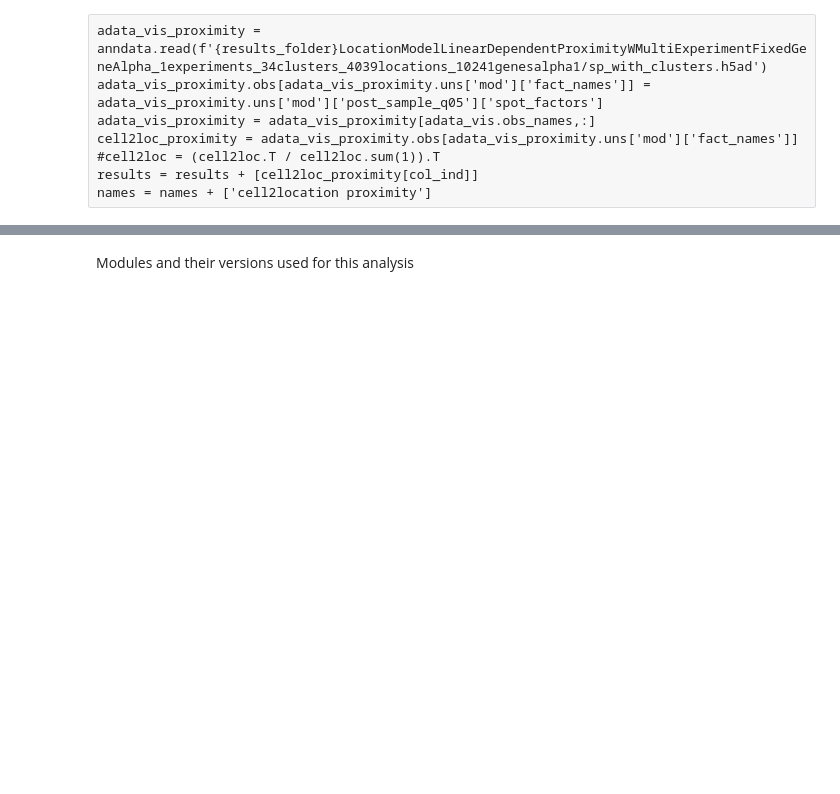
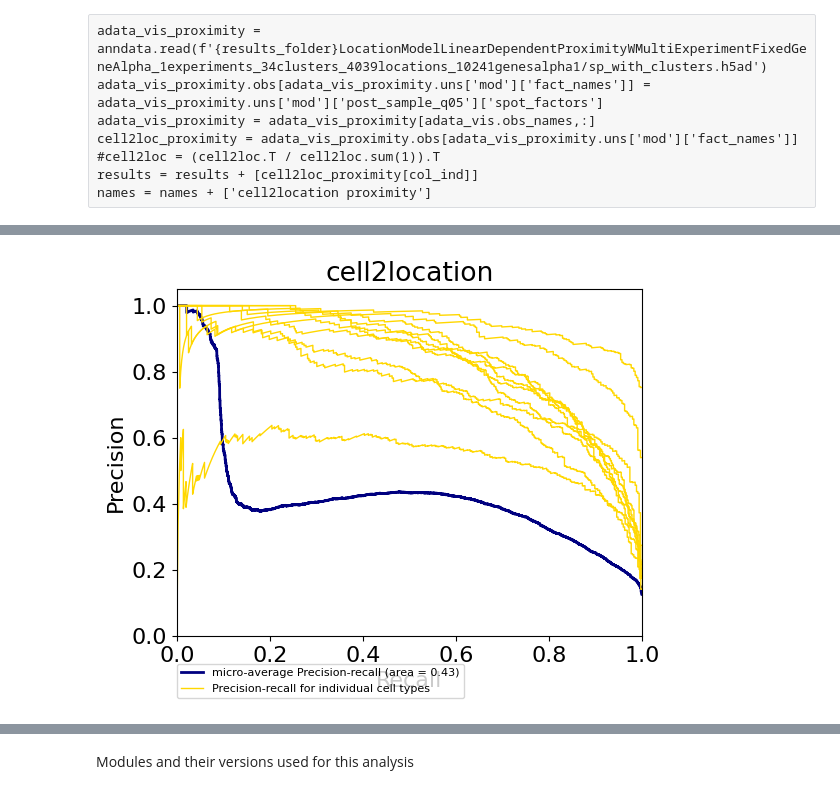
Before and after one commit to vitkl/cell2location_paper, a Jupyter notebook: notebooks/lymph_nodes_analysis/benchmark_analysis_4_RP_curves_with_gold_standard.ipynb, the cells around one changed output, grey strips where cells are left out. Cells and saved outputs as stored; diff of their text form; code cells hidden in the pictures; blank space fills up the shorter version.

```diff
--- a/notebooks/lymph_nodes_analysis/benchmark_analysis_4_RP_curves_with_gold_standard.ipynb
+++ b/notebooks/lymph_nodes_analysis/benchmark_analysis_4_RP_curves_with_gold_standard.ipynb
@@ -304,3 +304,10 @@ with mpl.rc_context({'figure.figsize': (6,5.5), 'font.size': 16}):
+# %%
+mpl.rc_file_defaults()
+mpl.rcParams['pdf.fonttype'] = 42 # enables correct plotting of text
+with mpl.rc_context({'figure.figsize': (6,5.5), 'font.size': 16}):
+    plot_precision_recall(pos_cell_count, results[0], title=names[0])
+# %% [output]
+[figure, added]
 # %%
 mpl.rc_file_defaults()
 mpl.rcParams['pdf.fonttype'] = 42 # enables correct plotting of text
```
Also changed, not shown: parts of 3 cells of this notebook, 3 other files.
